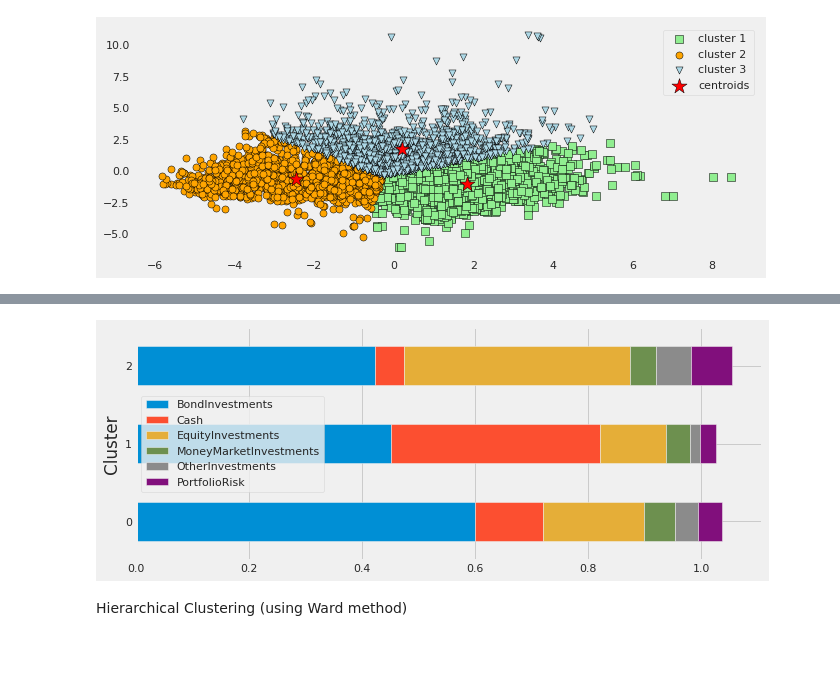
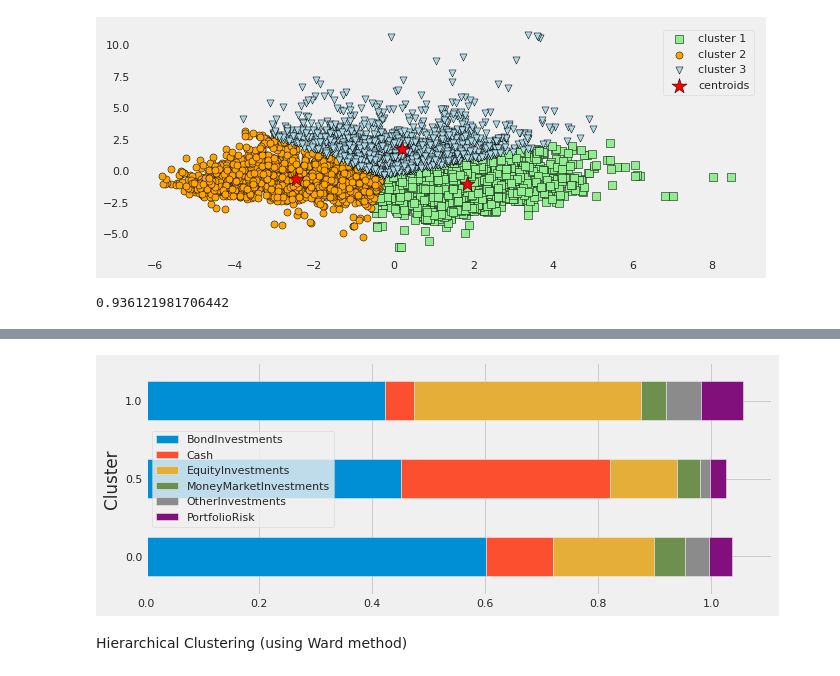
Before and after one commit to ennio-guzman/DataScienceLab, a Jupyter notebook: Data_science_lab.ipynb, the cells around one changed output, grey strips where cells are left out. Saved outputs shown, nothing was run; the diff lists cells and outputs as text; code cells hidden in the pictures.

```diff
--- a/Data_science_lab.ipynb
+++ b/Data_science_lab.ipynb
@@ -258,6 +258,12 @@ plt.grid()
 plt.show()
 # %% [output]
 [figure]
+# %%
+labels = km.labels_
+from sklearn.metrics import davies_bouldin_score
+davies_bouldin_score(X, labels)
+# %% [output]
+0.936121981706442
 # %%
 Data_clustered_1 = dataset.loc[:, ['RiskPropension', 'PortfolioRisk',
        'ClientInvestmentHorizon', 'PortfolioHorizon',
@@ -281,15 +287,28 @@ Data_clustered_1.head(10)
 | 8 | 0.323620 | 0.000000 | 4.170000 | 0.5000 | 0.904762 | ... |
 | 9 | 0.557302 | 0.021440 | 9.309025 | 1.2470 | 0.428571 | ... |
 # %%
+from sklearn import preprocessing
+
 data_clustered_2 = Data_clustered_1[[ 'BondInvestments', 'Cash','EquityInvestments', 'MoneyMarketInvestments',  'OtherInvestments',
                                'PortfolioRisk', 'Cluster']]
 plt.style.use('fivethirtyeight')
 plt.rc('figure', figsize = (10,4))
+data_clustered_2 = Data_clustered_1[[ 'BondInvestments', 'Cash','EquityInvestments', 'MoneyMarketInvestments',  'OtherInvestments',
+                               'PortfolioRisk', 'Cluster']]
+data_clustered_2 = data_clustered_2.values #returns a numpy array
+min_max_scaler = preprocessing.MinMaxScaler()
+x_scaled = min_max_scaler.fit_transform(data_clustered_2 )
+data_clustered_2 = pd.DataFrame(x_scaled)
+data_clustered_2.rename(columns={0: "BondInvestments", 1: "Cash", 2: "EquityInvestments", 3:'MoneyMarketInvestments',4:'OtherInvestments',5:'PortfolioRisk',6: 'Cluster'}, inplace=True)
+plt.style.use('fivethirtyeight')
+plt.rc('figure', figsize = (10,4))
 data_clustered_2.groupby('Cluster').mean().plot.barh(stacked= True)
+
+plt.show()
 #Data_clustered_1.set_index('Cluster').plot.barh(stacked=True)
 plt.show()
 # %% [output]
-[figure, old version]
+[figure, new version]
 # %% [markdown]
 Hierarchical Clustering (using Ward method)
 # %%
```
Also changed, not shown: parts of 7 cells of this notebook.
